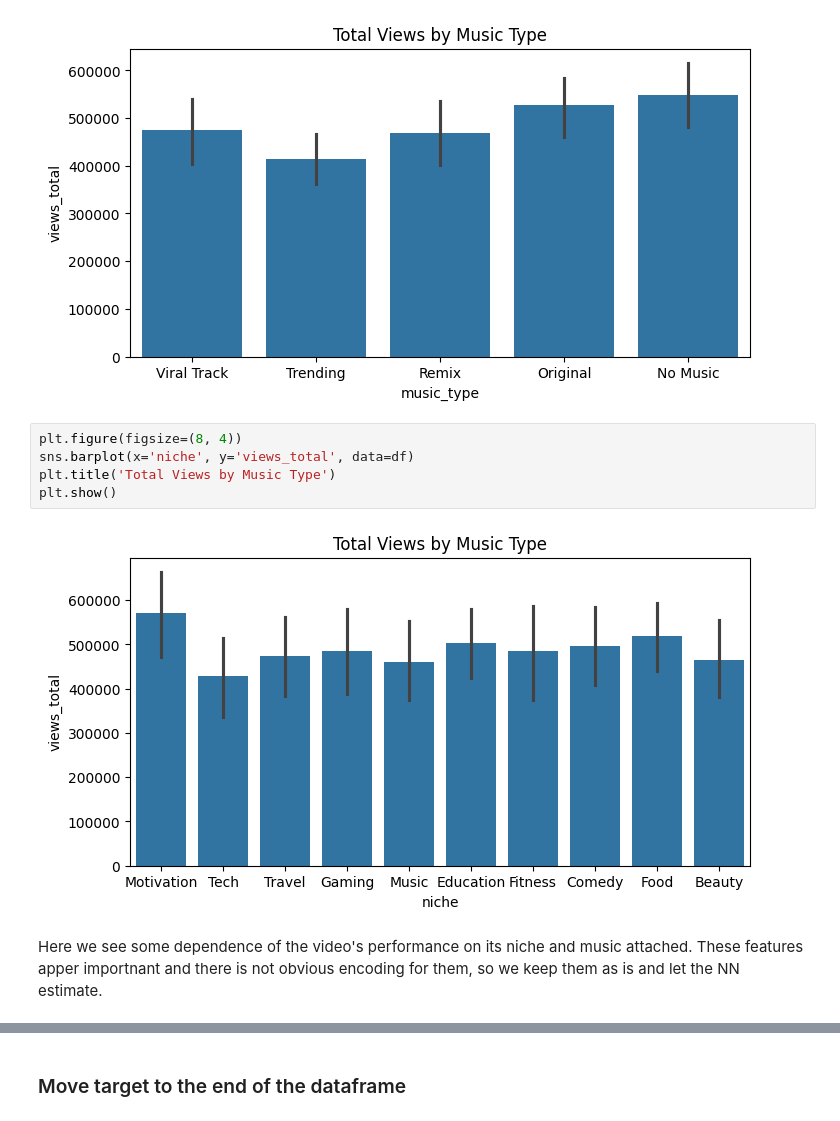
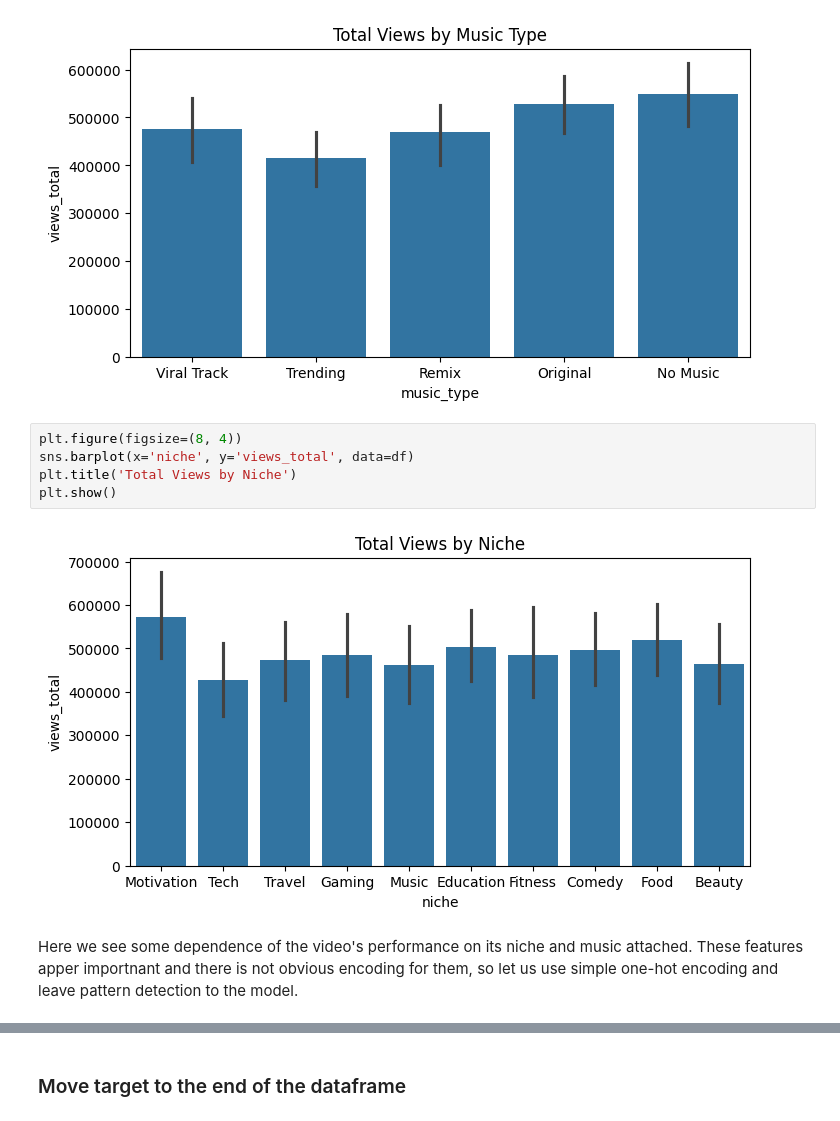
Before and after one commit to kshashkov/brainrot_views_prediction, a Jupyter notebook: Viral_Videos_EDA.ipynb, the cells around one changed output, grey strips where cells are left out. Saved outputs shown, nothing was run; the diff lists cells and outputs as text.

```diff
--- a/Viral_Videos_EDA.ipynb
+++ b/Viral_Videos_EDA.ipynb
@@ -168,9 +169,9 @@ plt.show()
 # %%
 plt.figure(figsize=(8, 4))
 sns.barplot(x='niche', y='views_total', data=df)
-plt.title('Total Views by Music Type')
+plt.title('Total Views by Niche')
 plt.show()
 # %% [output]
-[figure, old version]
+[figure, new version]
 # %% [markdown]
-Here we see some dependence of the video's performance on its niche and music attached. These features apper importnant and there is not obvious encoding for them, so we keep them as is and let the NN estimate.
+Here we see some dependence of the video's performance on its niche and music attached. These features apper importnant and there is not obvious encoding for them, so let us use simple one-hot encoding and leave pattern detection to the model.
```
Also changed, not shown: parts of 7 cells of this notebook.
